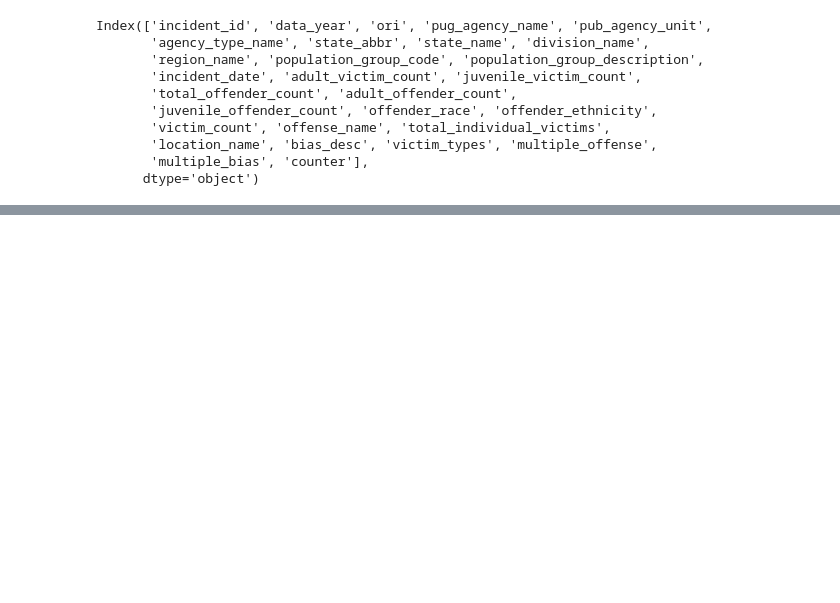
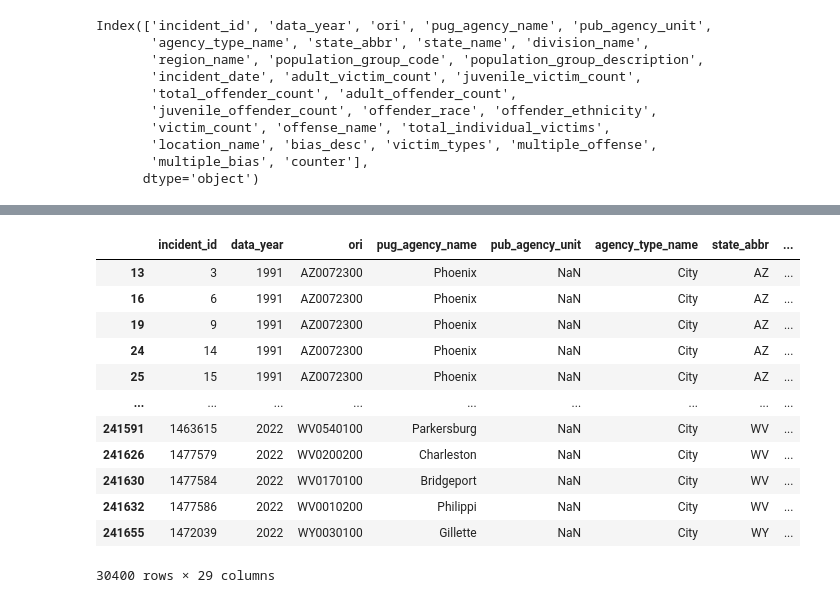
Before and after one commit to reckoning-machines/sharing-sacred-spaces, a Jupyter notebook: notebooks/fbi_data_eda.ipynb, the cells around one changed output, grey strips where cells are left out. Saved outputs shown, nothing was run; the diff lists cells and outputs as text; code cells hidden in the pictures; blank space fills up the shorter version.

```diff
--- a/notebooks/fbi_data_eda.ipynb
+++ b/notebooks/fbi_data_eda.ipynb
@@ -54,0 +71,17 @@ fig.show()
+# %%
+religion_list = ['Hindu','Jew','Protestant','Catholic','Islam','Zoro','Buddh']
+df[df['bias_desc'].str.contains('|'.join(religion_list))]
+# %% [output]
+|  | incident_id | data_year | ori | pug_agency_name | pub_agency_unit | agency_type_name | state_abbr | ... |
+| 13 | 3 | 1991 | AZ0072300 | Phoenix | NaN | City | AZ | ... |
+| 16 | 6 | 1991 | AZ0072300 | Phoenix | NaN | City | AZ | ... |
+| 19 | 9 | 1991 | AZ0072300 | Phoenix | NaN | City | AZ | ... |
+| 24 | 14 | 1991 | AZ0072300 | Phoenix | NaN | City | AZ | ... |
+| 25 | 15 | 1991 | AZ0072300 | Phoenix | NaN | City | AZ | ... |
+| ... | ... | ... | ... | ... | ... | ... | ... | ... |
+| 241591 | 1463615 | 2022 | WV0540100 | Parkersburg | NaN | City | WV | ... |
+| 241626 | 1477579 | 2022 | WV0200200 | Charleston | NaN | City | WV | ... |
+| 241630 | 1477584 | 2022 | WV0170100 | Bridgeport | NaN | City | WV | ... |
+| 241632 | 1477586 | 2022 | WV0010200 | Philippi | NaN | City | WV | ... |
+| 241655 | 1472039 | 2022 | WY0030100 | Gillette | NaN | City | WY | ... |
+30400 rows × 29 columns
```
Also changed, not shown: parts of 2 cells of this notebook.
